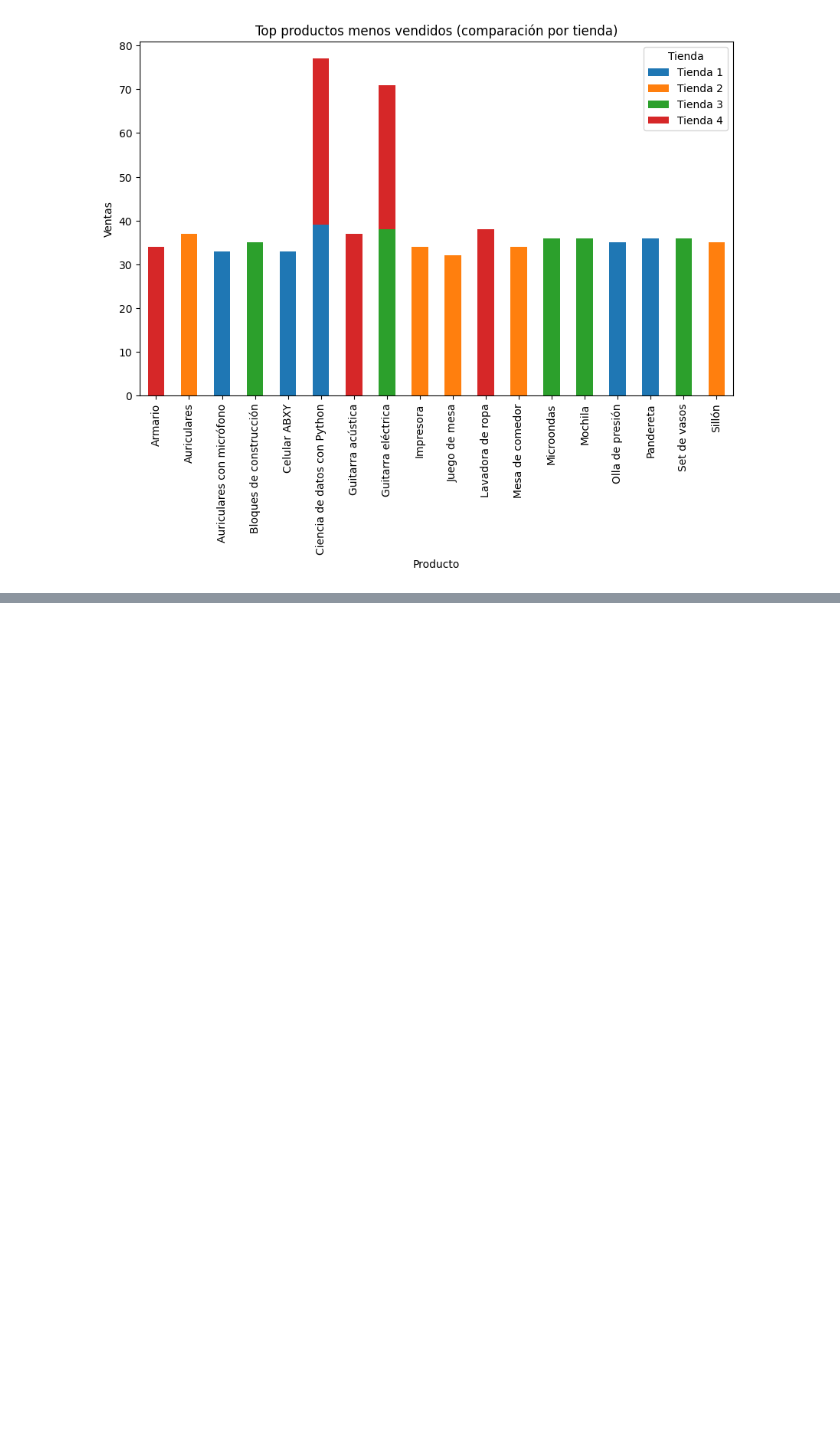
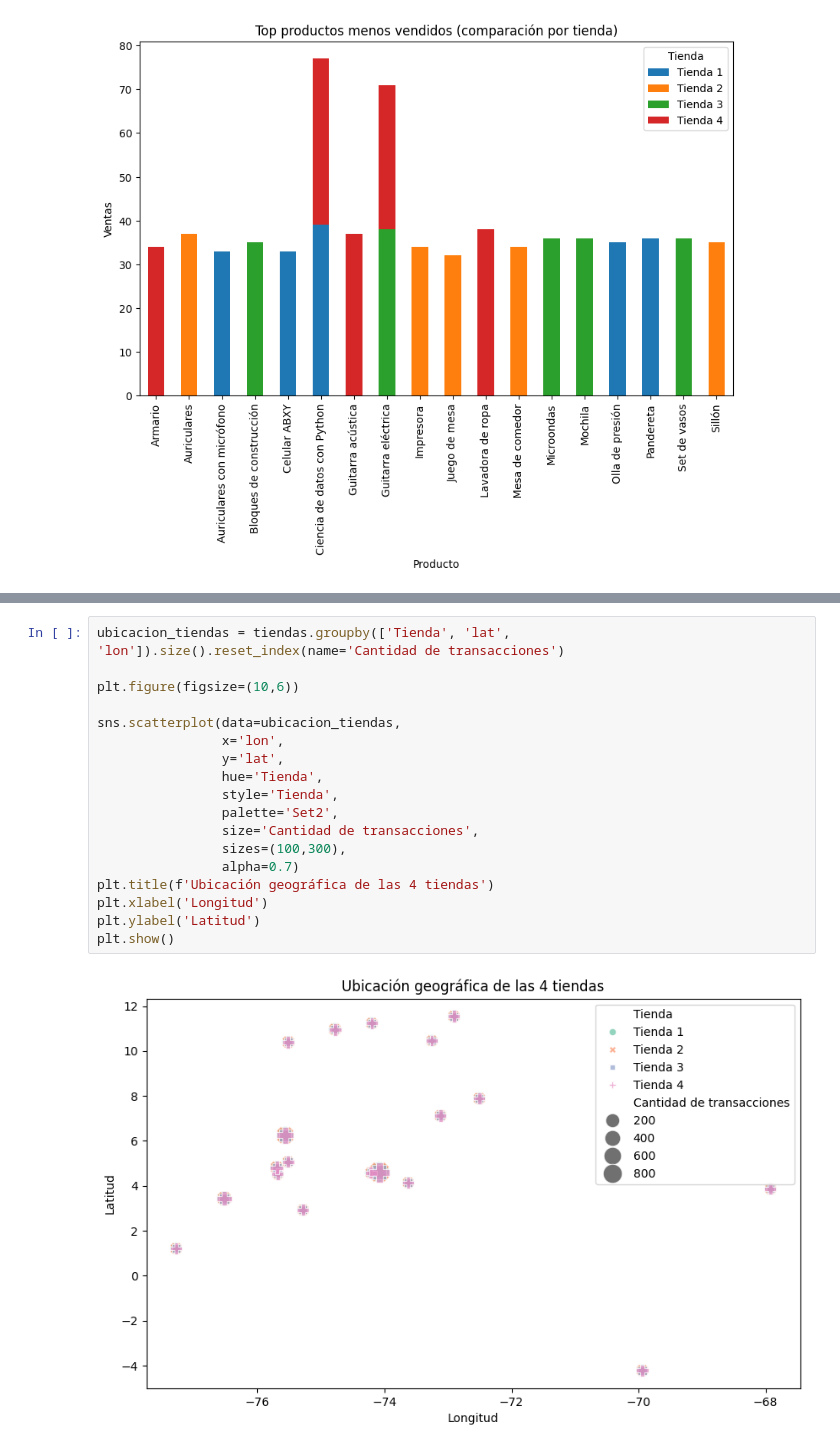
Before and after one commit to AndreaCisneros/challenge-alura-store, a Jupyter notebook: Alura-store.ipynb, the cells around one changed output, grey strips where cells are left out. Drawn from its saved outputs; the diff is of its cells as text; blank space fills up the shorter version.

```diff
--- a/Alura-store.ipynb
+++ b/Alura-store.ipynb
@@ -503,0 +533,20 @@ for tienda in pagos_tienda['Tienda'].unique():
+# %%
+ubicacion_tiendas = tiendas.groupby(['Tienda', 'lat', 'lon']).size().reset_index(name='Cantidad de transacciones')
+
+plt.figure(figsize=(10,6))
+
+sns.scatterplot(data=ubicacion_tiendas,
+                x='lon',
+                y='lat',
+                hue='Tienda',
+                style='Tienda',
+                palette='Set2',
+                size='Cantidad de transacciones',
+                sizes=(100,300),
+                alpha=0.7)
+plt.title(f'Ubicación geográfica de las 4 tiendas')
+plt.xlabel('Longitud')
+plt.ylabel('Latitud')
+plt.show()
+# %% [output]
+[figure, added]
```
Also changed, not shown: parts of 8 cells of this notebook.
